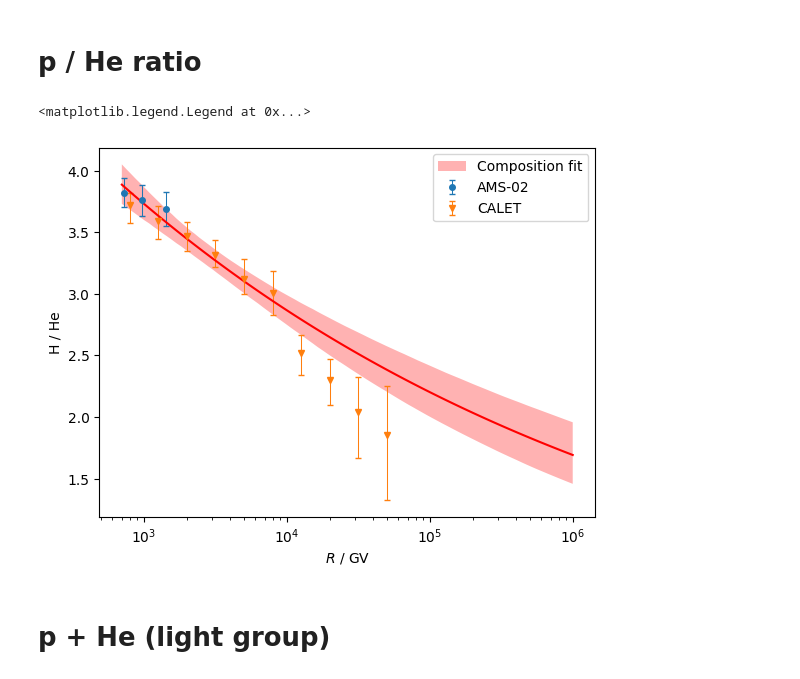
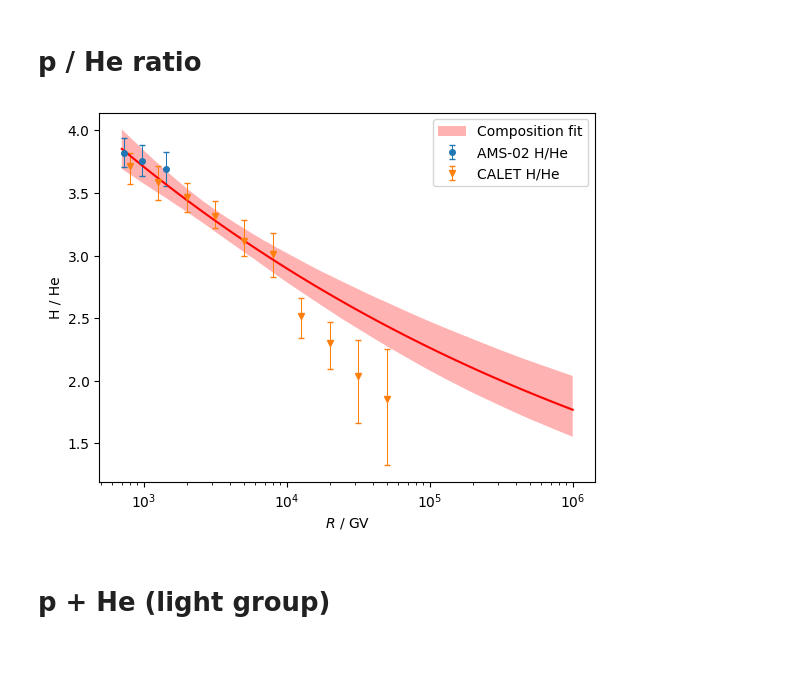
Before and after one commit to nj-vs-vh/EVA, a Jupyter notebook: observables.ipynb, the cells around one changed output. Cells and saved outputs as stored; diff of their text form; code cells hidden in the pictures.

```diff
--- a/observables.ipynb
+++ b/observables.ipynb
@@ -33,5 +14,5 @@ from cr_knee_fit.utils import add_log_margin, label_energy_flux
 # %%
-FIT_DIR = Path("out/composition")
+FIT_DIR = Path("out/composition+lhaaso")
 fc = FitConfig.model_validate_json((FIT_DIR / "config.json").read_text())
 theta_sample = np.loadtxt(FIT_DIR / "theta.txt")
 median_model = Model.unpack(np.median(theta_sample, axis=0), layout_info=fc.model)
@@ -40,36 +21,26 @@ median_model = Model.unpack(np.median(theta_sample, axis=0), layout_info=fc.mode
 # %%
 R_BOUNDS = (7e2, 1e6)
 # %%
-@dataclasses.dataclass
-class pHeRatioData:
-    R: np.ndarray  # GV
-
-    ratio: np.ndarray  # dimensionless
-    ratio_errlo: np.ndarray
-    ratio_errhi: np.ndarray
-
-    experiment: Experiment
-
-
 nucleon = Experiment("NUCLEON")
 # exps = [experiments.ams02, experiments.calet, nucleon]
 exps = [experiments.ams02, experiments.calet]
-data: list[pHeRatioData] = []
+p_He_ratio_data: list[GenericExperimentData] = []
 for exp in exps:
-    path = f"data/output/{exp.filename_stem_}_p_He_ratio_rigidity.txt"
+    path = f"data/output/{exp.filename_prefix}_p_He_ratio_rigidity.txt"
 
     cols = (0, 1, 2, 3, 4, 5)
     R, value, err_sta_lo, err_sta_up, err_sys_lo, err_sys_up = np.loadtxt(
         path, usecols=cols, unpack=True
     )
     mask = np.logical_and(R >= R_BOUNDS[0], R <= R_BOUNDS[1])
-    data.append(
-        pHeRatioData(
-            R=R[mask],
-            ratio=value[mask],
-            ratio_errhi=np.sqrt(err_sta_up[mask] ** 2 + err_sys_up[mask] ** 2),
-            ratio_errlo=np.sqrt(err_sta_lo[mask] ** 2 + err_sys_lo[mask] ** 2),
+    p_He_ratio_data.append(
+        GenericExperimentData(
+            x=R[mask],
+            y=value[mask],
+            y_errhi=np.sqrt(err_sta_up[mask] ** 2 + err_sys_up[mask] ** 2),
+            y_errlo=np.sqrt(err_sta_lo[mask] ** 2 + err_sys_lo[mask] ** 2),
             experiment=exp,
+            label="H/He"
         )
     )
 # %%
@@ -89,46 +60,37 @@ def H_He_ratio_shifted_to_calet(model: Model, R: np.ndarray) -> np.ndarray:
     for p in (Primary.H, Primary.He):
         E = R * p.Z
         dNdE = model.cr_model.compute(E / f_CALET, primary=p) * f_CALET
         dNdR_per_primary.append(dNdE * p.Z)
 
     return dNdR_per_primary[0] / dNdR_per_primary[1]
 
 
-for d in data:
-    ax.errorbar(
-        x=d.R,
-        y=d.ratio,
-        yerr=(d.ratio_errlo, d.ratio_errhi),
-        label=d.experiment.name,
-        markersize=4.0,
-        elinewidth=0.75,
-        capsize=2.0,
-        fmt=d.experiment.marker,
-    )
+for d in p_He_ratio_data:
+    d.plot(ax=ax)
 
 for observable, label, color in (
     (H_He_ratio, "Composition fit", "red"),
     # (H_He_ratio_shifted_to_calet, "Composition fit shifted to CALET energy", "green"),
 ):
     plot_credible_band(
         ax,
         scale=0,
         bounds=R_BOUNDS,
         observable=observable,
         color=color,
         theta_sample=theta_sample,
         model_config=fc.model,
         add_median=True,
         label=label,
     )
 ax.set_xlabel("$ R $ / $ \\text{GV} $")
 ax.set_xscale("log")
 ax.set_ylabel("H / He")
 # ax.set_yscale("log")
 ax.legend()
+plt.show()
 # %% [output]
-<matplotlib.legend.Legend at 0x...>
-[figure, old version]
+[figure, new version]
 # %% [markdown]
 # p + He (light group)
 # %%
```
Also changed, not shown: parts of 7 cells of this notebook, 6 other files.
